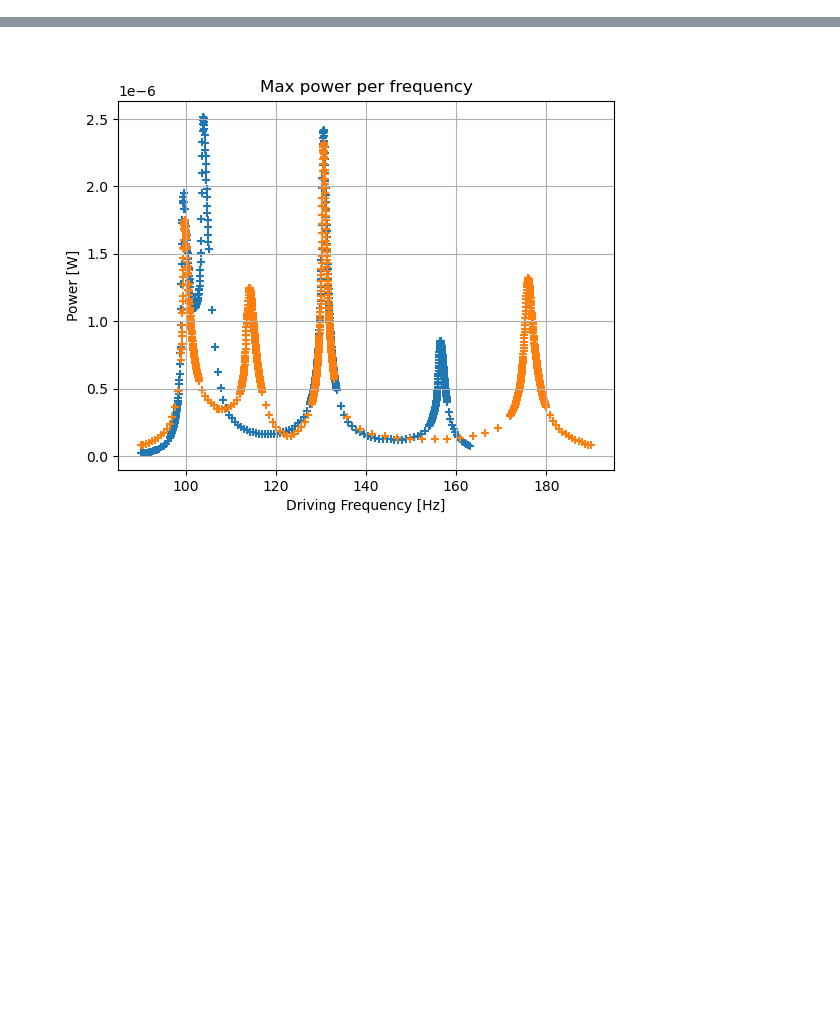
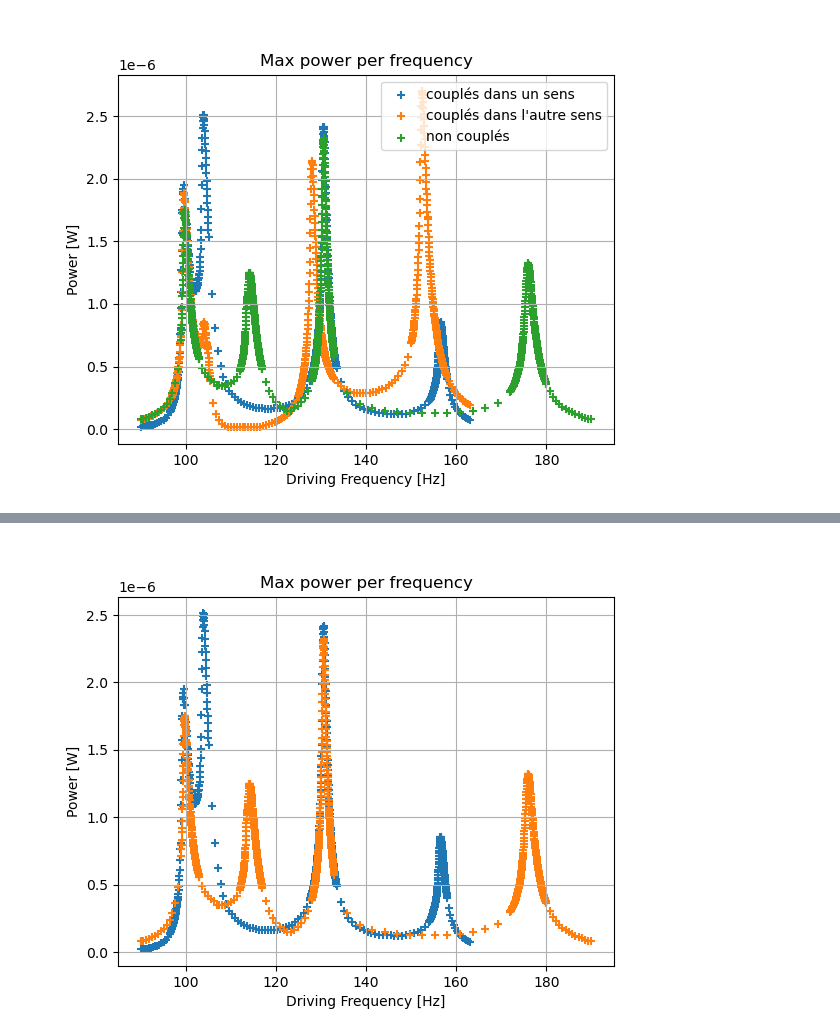
Before and after one commit to SalsyUniate/LinearManipsData, a Jupyter notebook: post_process.ipynb, the cells around one changed output, grey strips where cells are left out. Drawn from its saved outputs; the diff is of its cells as text; code cells hidden in the pictures; blank space fills up the shorter version.

```diff
--- a/post_process.ipynb
+++ b/post_process.ipynb
@@ -12,3 +15,5 @@ data_uncoupled  = pl.read_parquet(f"{data_dir}/2026_10_21_11h44.parquet")
+# %%
+data_tau = pl.read_parquet(f"{data_dir}/tau.parquet")
 # %%
 results_coupled = data_coupled.group_by(
     pl.col("f")
@@ -51,2 +69,15 @@ for f in (results_uncoupled["f"]):
+# %%
+plt.figure()
+plt.scatter(results_coupled["f"], results_coupled["pow1max"], marker='+', label = 'couplés dans un sens')
+plt.scatter(results_tau["f"], results_tau["pow1max"], marker='+', label = "couplés dans l'autre sens")
+plt.scatter(results_uncoupled["f"], results_uncoupled["powtot"], marker='+', label = "non couplés")
+plt.xlabel("Driving Frequency [Hz]")
+plt.ylabel("Power [W]")
+plt.title("Max power per frequency")
+plt.legend()
+plt.grid()
+plt.show()
+# %% [output]
+[figure, added]
 # %%
 plt.figure()
```
Also changed, not shown: parts of 9 cells of this notebook, 9 other files.
